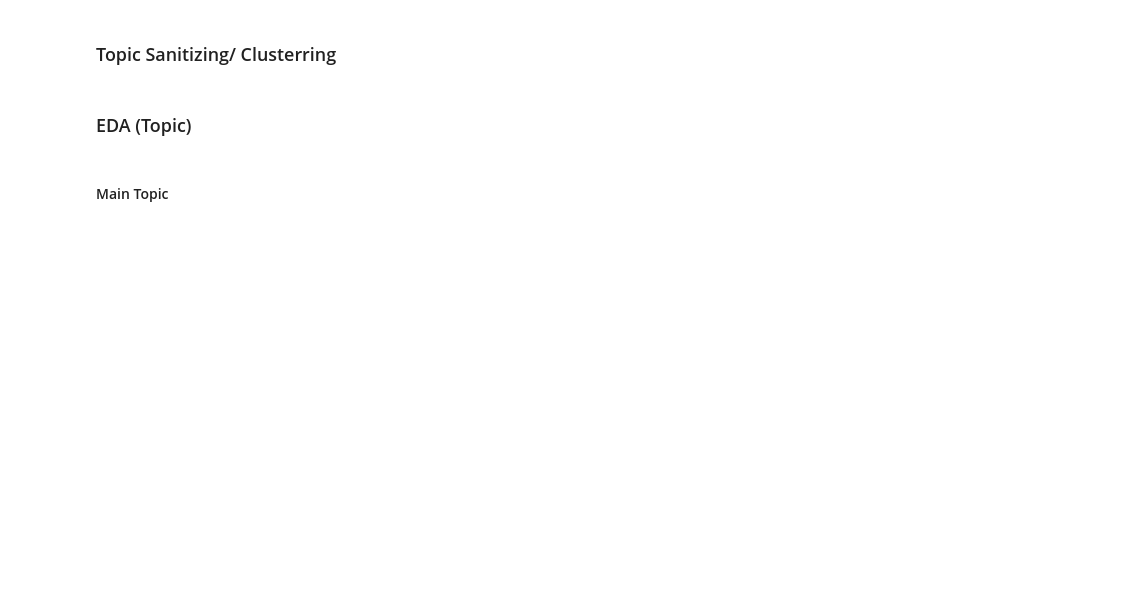
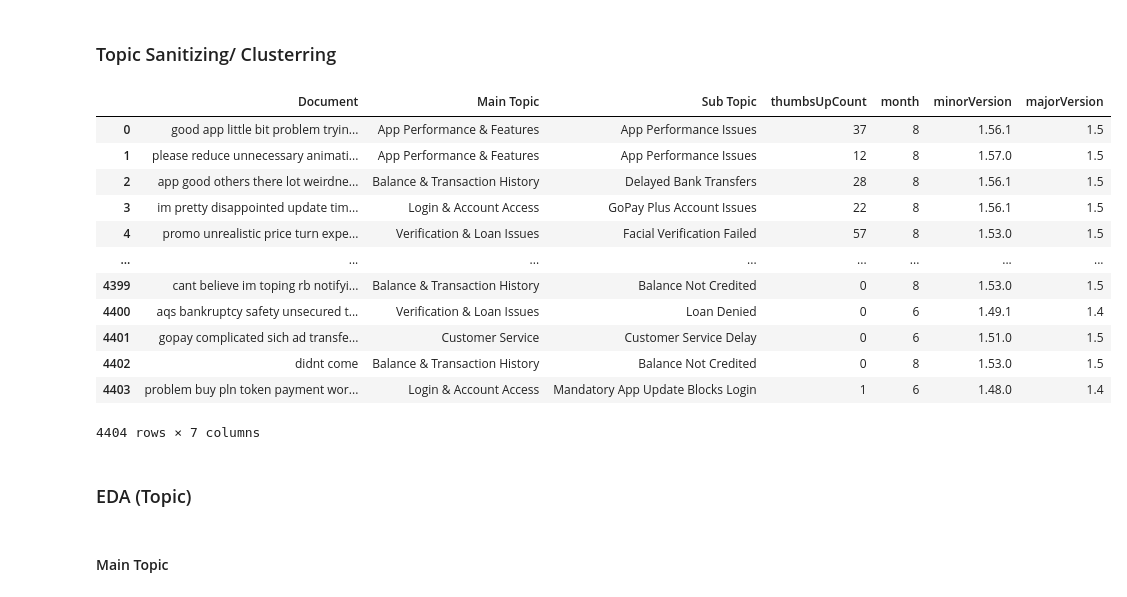
Before and after one commit to WayanArdike/gopay, a Jupyter notebook: study-case-gopay.ipynb, the cells around one changed output. Saved outputs shown, nothing was run; the diff lists cells and outputs as text; code cells hidden in the pictures; blank space fills up the shorter version.

```diff
--- a/study-case-gopay.ipynb
+++ b/study-case-gopay.ipynb
@@ -572,24 +596,38 @@ negative_info.head()
 # %%
 def get_topic_group(topic_number):
     if topic_number in [0, 6, 20, 21, 23]:
         return "Login & Account Access"
     elif topic_number in [1, 7, 14, 15, 18, 19, 22]:
         return "Balance & Transaction History"
     elif topic_number in [2, 8]:
         return "Verification & Loan Issues"
     elif topic_number == 3:
         return "Customer Service"
     elif topic_number in [4, 9, 11, 24]:
         return "App Performance & Features"
     else:
         return "Promotions, Vouchers & Cashback"
 
 negative_info["Main Topic"] = negative_info["Topic"].progress_apply(get_topic_group)
 negative_info = negative_info[["Document","Main Topic", "Sub Topic"]]
 
 negative = data[data['labels']=='NEGATIVE'][["thumbsUpCount","month", "minorVersion","majorVersion"]]
 negative_info = pd.concat([negative_info.reset_index(drop=True), negative.reset_index(drop=True)], axis=1)
-negative_info.head()
+negative_info
+# %% [output]
+|  | Document | Main Topic | Sub Topic | thumbsUpCount | month | minorVersion | majorVersion |
+| 0 | good app little bit problem tryin... | App Performance & Features | App Performance Issues | 37 | 8 | 1.56.1 | 1.5 |
+| 1 | please reduce unnecessary animati... | App Performance & Features | App Performance Issues | 12 | 8 | 1.57.0 | 1.5 |
+| 2 | app good others there lot weirdne... | Balance & Transaction History | Delayed Bank Transfers | 28 | 8 | 1.56.1 | 1.5 |
+| 3 | im pretty disappointed update tim... | Login & Account Access | GoPay Plus Account Issues | 22 | 8 | 1.56.1 | 1.5 |
+| 4 | promo unrealistic price turn expe... | Verification & Loan Issues | Facial Verification Failed | 57 | 8 | 1.53.0 | 1.5 |
+| ... | ... | ... | ... | ... | ... | ... | ... |
+| 4399 | cant believe im toping rb notifyi... | Balance & Transaction History | Balance Not Credited | 0 | 8 | 1.53.0 | 1.5 |
+| 4400 | aqs bankruptcy safety unsecured t... | Verification & Loan Issues | Loan Denied | 0 | 6 | 1.49.1 | 1.4 |
+| 4401 | gopay complicated sich ad transfe... | Customer Service | Customer Service Delay | 0 | 6 | 1.51.0 | 1.5 |
+| 4402 | didnt come | Balance & Transaction History | Balance Not Credited | 0 | 8 | 1.53.0 | 1.5 |
+| 4403 | problem buy pln token payment wor... | Login & Account Access | Mandatory App Update Blocks Login | 1 | 6 | 1.48.0 | 1.4 |
+4404 rows × 7 columns
 # %% [markdown]
 ### EDA (Topic)
 # %% [markdown]
```
Also changed, not shown: parts of 35 cells of this notebook.
